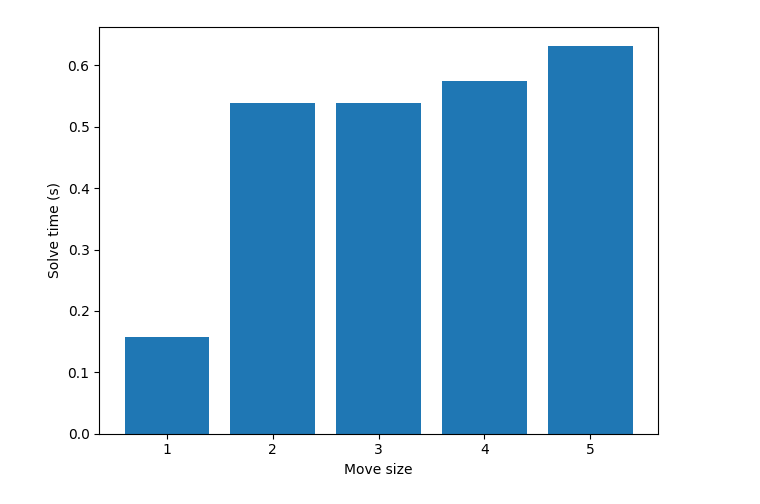
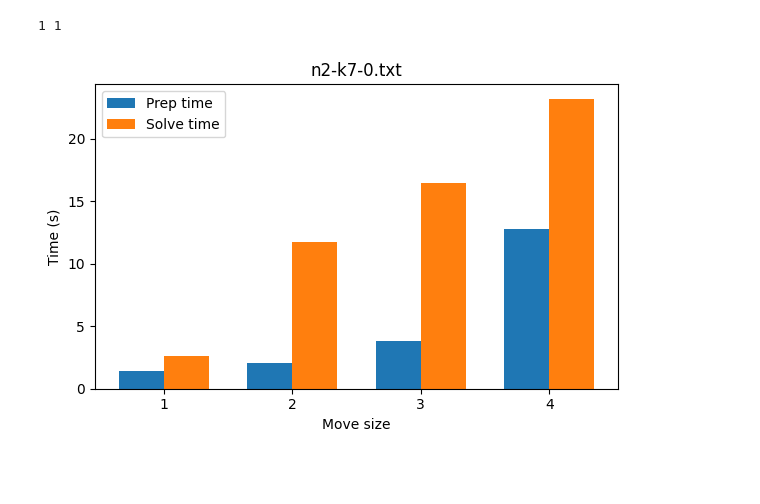
Before and after one commit to ldobbelsteen/rubik, a Jupyter notebook: benchmark.ipynb, the cells around one changed output. Cells and saved outputs as stored; diff of their text form; code cells hidden in the pictures; blank space fills up the shorter version.

```diff
--- a/benchmark.ipynb
+++ b/benchmark.ipynb
@@ -3,24 +4,31 @@ import pandas as pd
 from matplotlib import pyplot as plt
 from tools import closest_factors
 # %%
-# Visualize move size results benchmark.
 df = pd.read_csv("./benchmarks/move_sizes.csv")
 names = df["puzzle_name"].unique()
 rows, cols = closest_factors(len(names))
-fig, subplots = plt.subplots(rows, cols, squeeze=False)
+fig, subplots = plt.subplots(rows, cols, squeeze=False, figsize=(cols * 6, rows * 4))
 coords_to_idx = lambda x, y: x * cols + y
+width = 0.35
 
-for x in range(rows):
-    for y in range(cols):
-        subplot = subplots[x, y]
-        name = names[coords_to_idx(x, y)]
+print(rows, cols)
+
+for xi in range(rows):
+    for yi in range(cols):
+        subplot = subplots[xi, yi]
+        name = names[coords_to_idx(xi, yi)]
         puzzle_df = df[df["puzzle_name"] == name]
-        subplot.bar(puzzle_df["move_size"], puzzle_df["solve_time"], label=name)
-        subplot.set_xticks(puzzle_df["move_size"])
+        x = np.array(range(len(puzzle_df["move_size"])))
+        subplot.bar(x - (width / 2), puzzle_df["prep_time"], label="Prep time", width=width)
+        subplot.bar(x + (width / 2), puzzle_df["solve_time"], label="Solve time", width=width)
+        subplot.set_xticks(x, puzzle_df["move_size"])
         subplot.set_xlabel("Move size")
-        subplot.set_ylabel("Solve time (s)")
+        subplot.set_ylabel("Time (s)")
+        subplot.set_title(name)
+        subplot.legend()
 
 fig.tight_layout()
 fig.show()
 # %% [output]
+1 1
-[figure, old version]
+[figure, new version]
```
Also changed, not shown: parts of 2 cells of this notebook, 2 other files.
